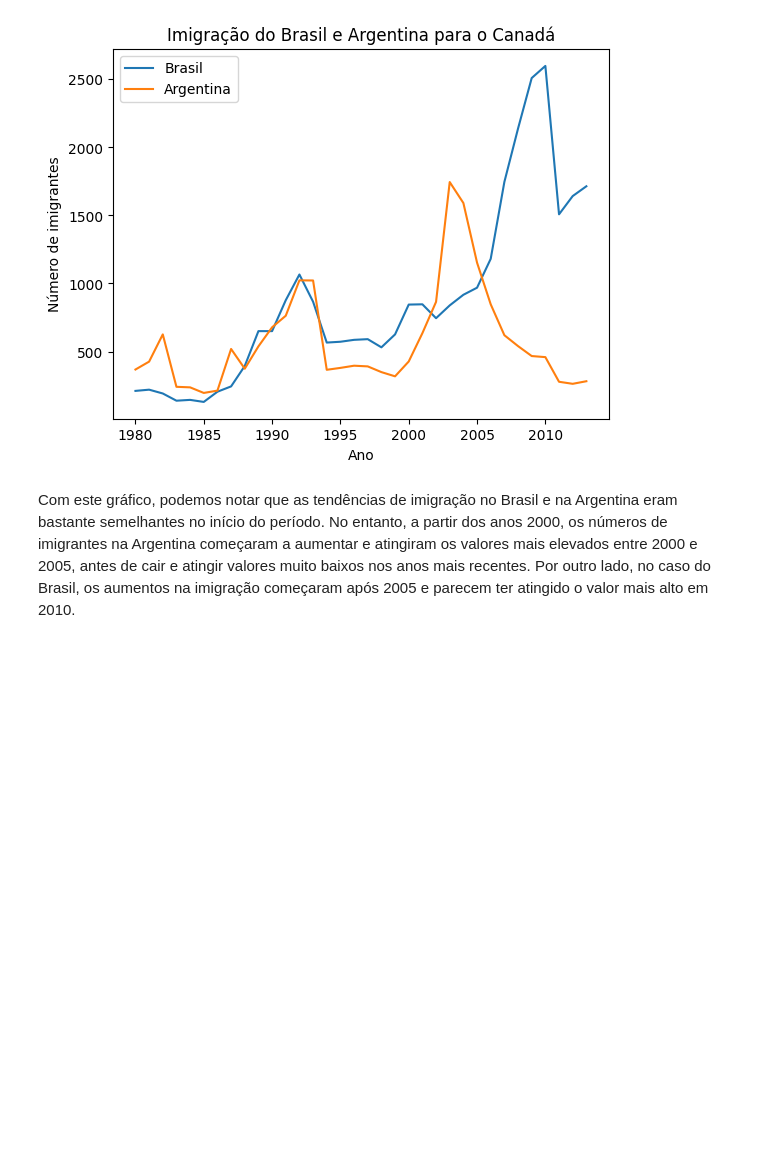
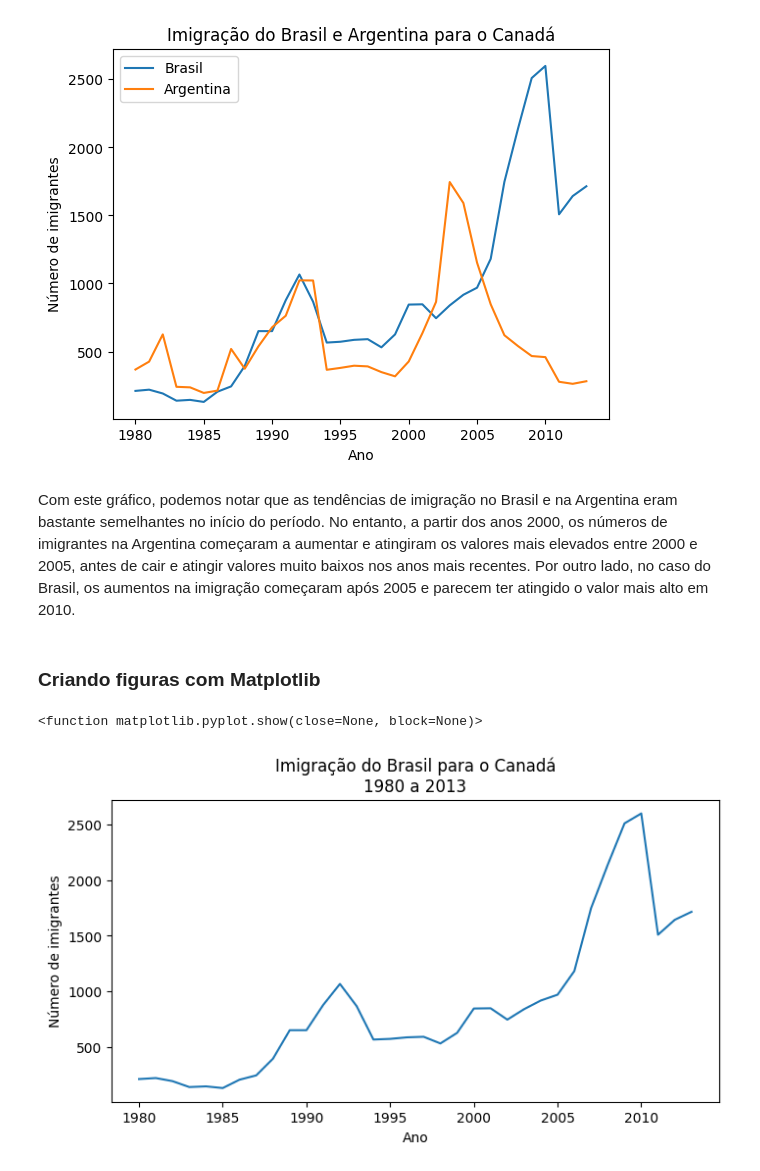
Before and after one commit to dfarneym/data_visualization, a Jupyter notebook: DataVisualization.ipynb, the cells around one changed output. Cells and saved outputs as stored; diff of their text form; code cells hidden in the pictures; blank space fills up the shorter version.

```diff
--- a/DataVisualization.ipynb
+++ b/DataVisualization.ipynb
@@ -176,3 +176,16 @@ plt.show()
 [figure]
 # %% [markdown]
 Com este gráfico, podemos notar que as tendências de imigração no Brasil e na Argentina eram bastante semelhantes no início do período. No entanto, a partir dos anos 2000, os números de imigrantes na Argentina começaram a aumentar e atingiram os valores mais elevados entre 2000 e 2005, antes de cair e atingir valores muito baixos nos anos mais recentes. Por outro lado, no caso do Brasil, os aumentos na imigração começaram após 2005 e parecem ter atingido o valor mais alto em 2010.
+# %% [markdown]
+### Criando figuras com Matplotlib
+# %%
+fig, ax = plt.subplots(figsize=(8,4))
+ax.plot(dados_brasil['ano'], dados_brasil['imigrantes'])
+ax.set_title('Imigração do Brasil para o Canadá\n1980 a 2013')
+ax.set_xlabel('Ano')
+ax.set_ylabel('Número de imigrantes')
+ax.xaxis.set_major_locator(plt.MultipleLocator(5))
+plt.show
+# %% [output]
+<function matplotlib.pyplot.show(close=None, block=None)>
+[figure, added]
```
Also changed, not shown: 2 other files.
